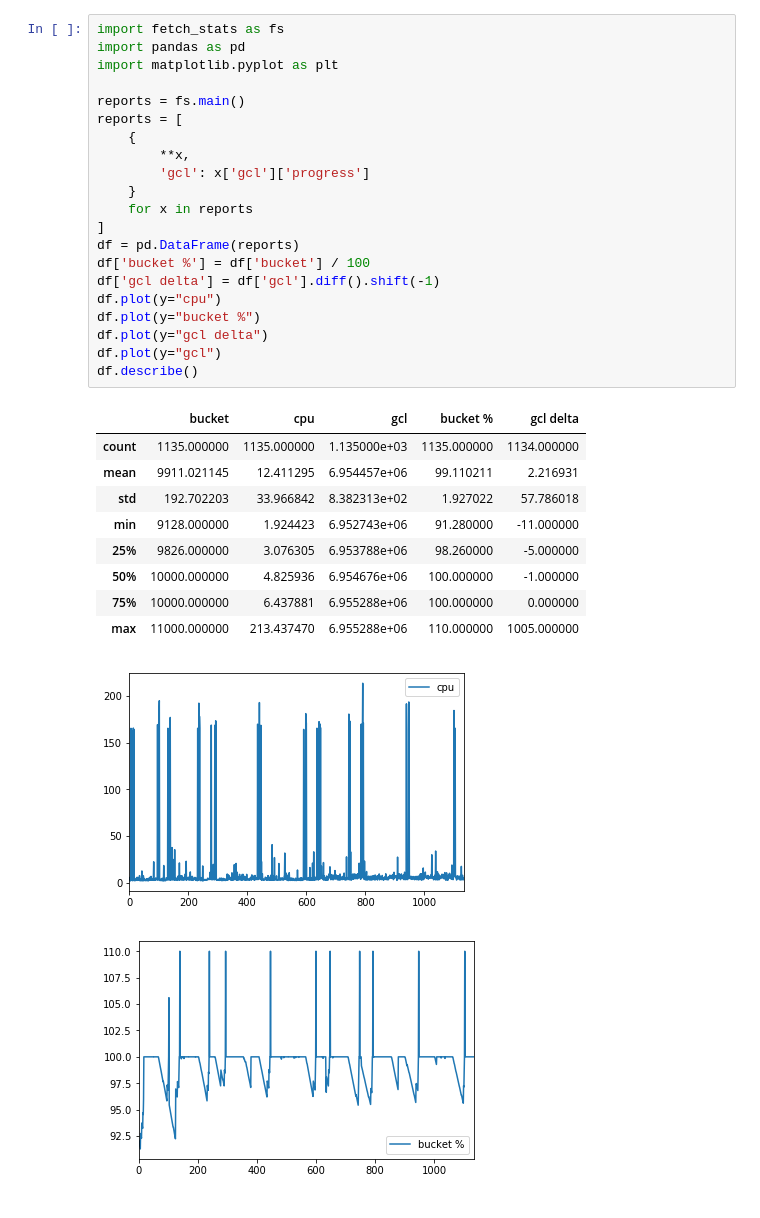
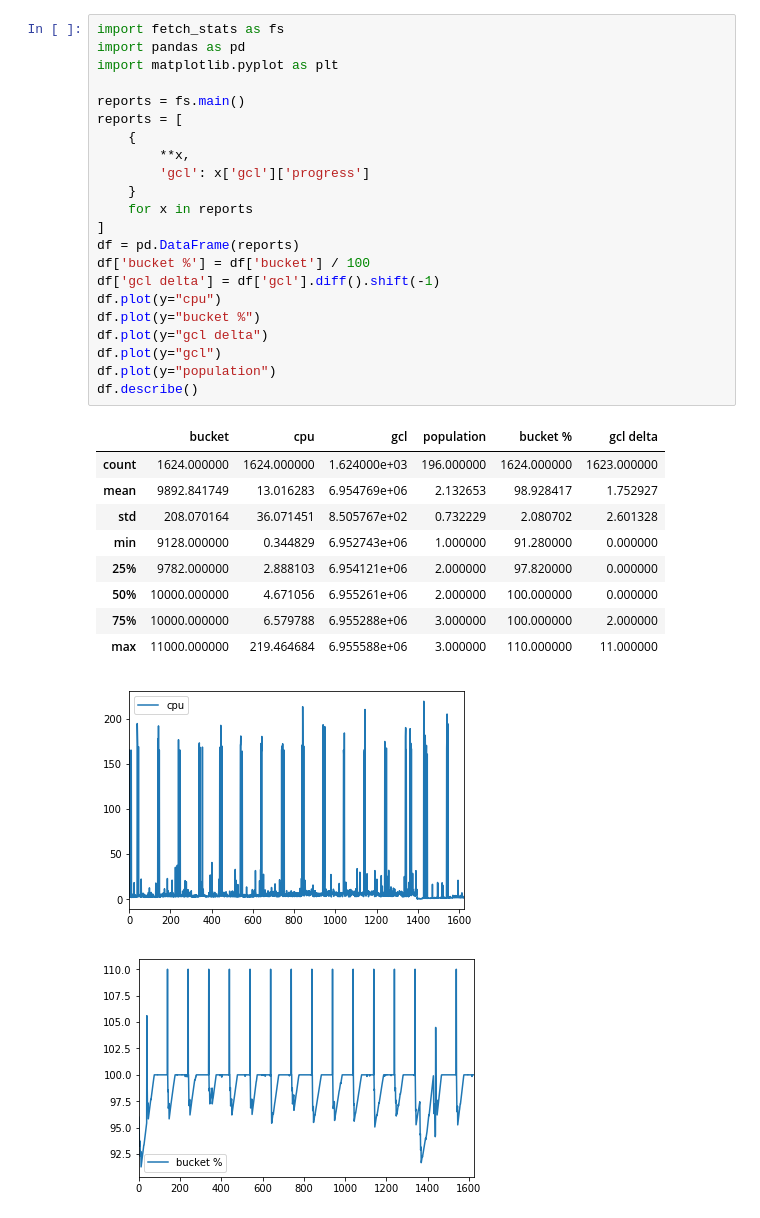
Before and after one commit to snorrwe/xenos, a Jupyter notebook: stats/stats.ipynb, the cells around one changed output. Saved outputs shown, nothing was run; the diff lists cells and outputs as text.

Commit message:
Add population stats and fix an issue in timeseries

```diff
--- a/stats/stats.ipynb
+++ b/stats/stats.ipynb
@@ -1,33 +1,34 @@
 # %%
 import fetch_stats as fs
 import pandas as pd
 import matplotlib.pyplot as plt
 
 reports = fs.main()
 reports = [
     {
         **x,
         'gcl': x['gcl']['progress']
     }
     for x in reports
 ]
 df = pd.DataFrame(reports)
 df['bucket %'] = df['bucket'] / 100
 df['gcl delta'] = df['gcl'].diff().shift(-1)
 df.plot(y="cpu")
 df.plot(y="bucket %")
 df.plot(y="gcl delta")
 df.plot(y="gcl")
+df.plot(y="population")
 df.describe()
 # %% [output]
-|  | bucket | cpu | gcl | bucket % | gcl delta |
-| count | 1135.000000 | 1135.000000 | 1.135000e+03 | 1135.000000 | 1134.000000 |
-| mean | 9911.021145 | 12.411295 | 6.954457e+06 | 99.110211 | 2.216931 |
-| std | 192.702203 | 33.966842 | 8.382313e+02 | 1.927022 | 57.786018 |
-| min | 9128.000000 | 1.924423 | 6.952743e+06 | 91.280000 | -11.000000 |
-| 25% | 9826.000000 | 3.076305 | 6.953788e+06 | 98.260000 | -5.000000 |
-| 50% | 10000.000000 | 4.825936 | 6.954676e+06 | 100.000000 | -1.000000 |
-| 75% | 10000.000000 | 6.437881 | 6.955288e+06 | 100.000000 | 0.000000 |
-| max | 11000.000000 | 213.437470 | 6.955288e+06 | 110.000000 | 1005.000000 |
+|  | bucket | cpu | gcl | population | bucket % | gcl delta |
+| count | 1624.000000 | 1624.000000 | 1.624000e+03 | 196.000000 | 1624.000000 | 1623.000000 |
+| mean | 9892.841749 | 13.016283 | 6.954769e+06 | 2.132653 | 98.928417 | 1.752927 |
+| std | 208.070164 | 36.071451 | 8.505767e+02 | 0.732229 | 2.080702 | 2.601328 |
+| min | 9128.000000 | 0.344829 | 6.952743e+06 | 1.000000 | 91.280000 | 0.000000 |
+| 25% | 9782.000000 | 2.888103 | 6.954121e+06 | 2.000000 | 97.820000 | 0.000000 |
+| 50% | 10000.000000 | 4.671056 | 6.955261e+06 | 2.000000 | 100.000000 | 0.000000 |
+| 75% | 10000.000000 | 6.579788 | 6.955288e+06 | 3.000000 | 100.000000 | 2.000000 |
+| max | 11000.000000 | 219.464684 | 6.955588e+06 | 3.000000 | 110.000000 | 11.000000 |
-[figure, old version]
+[figure, new version]
-[figure, old version]
+[figure, new version]
```
Also changed, not shown: parts of 1 cell of this notebook, 2 other files.
